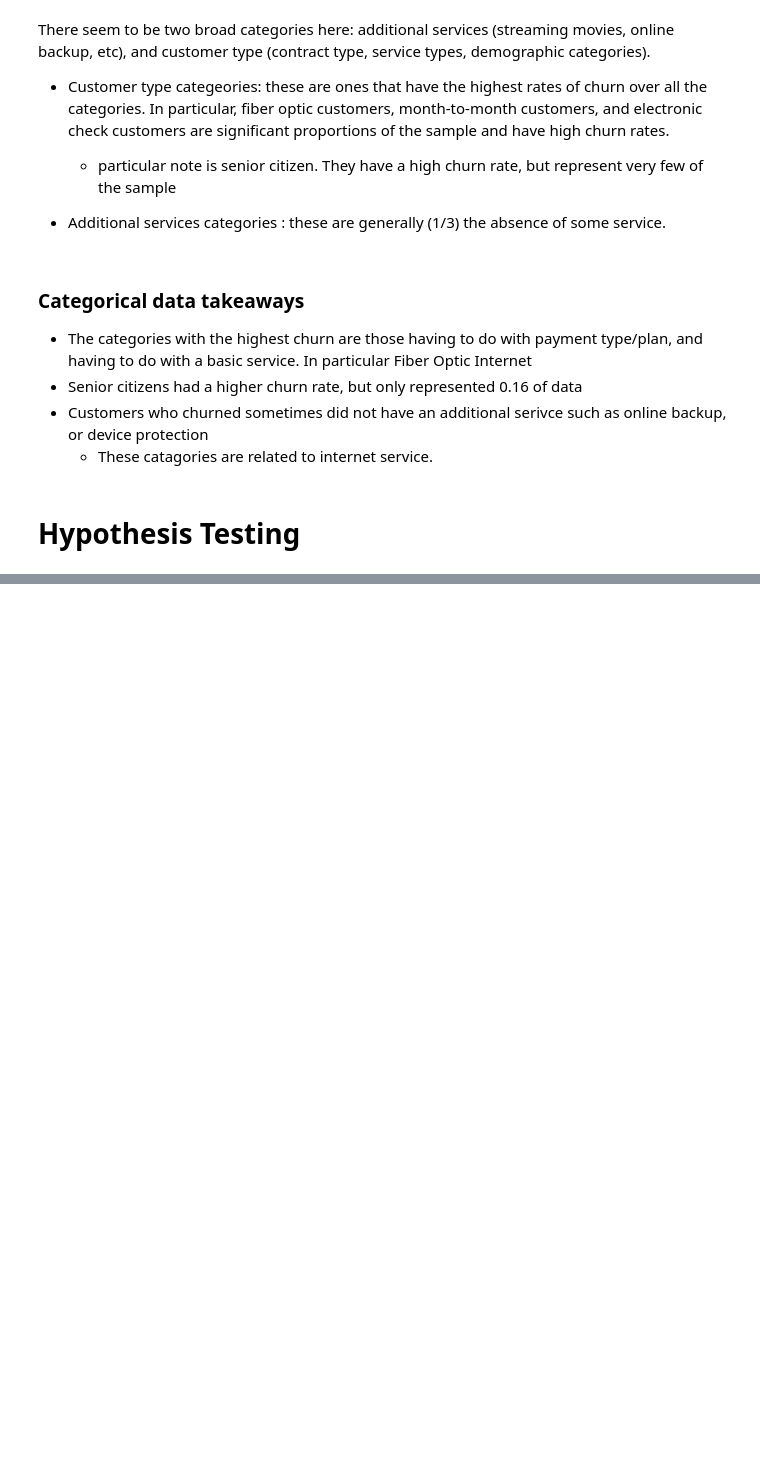
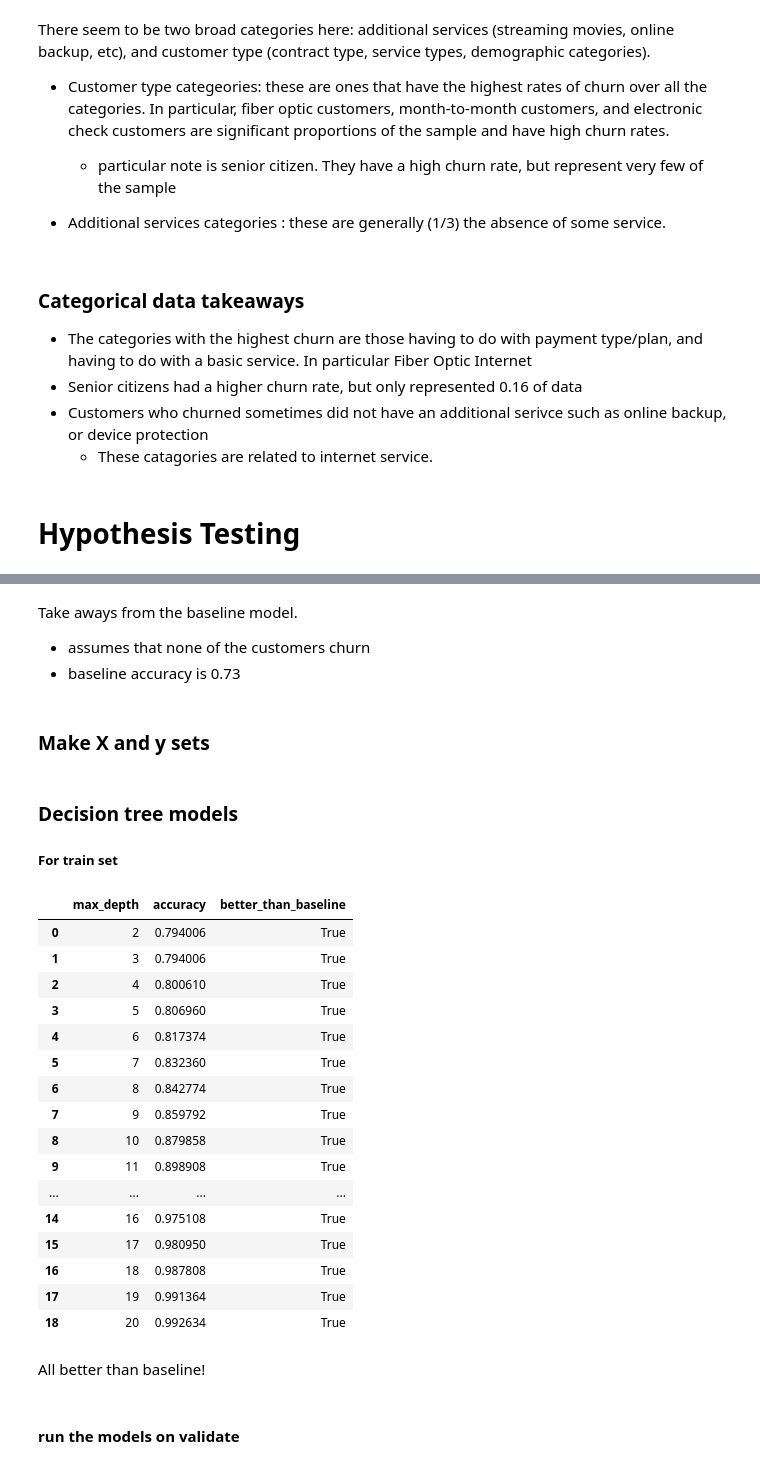
Before and after one commit to stephenfitzsimon/telco_churn_classification, a Jupyter notebook: data_exploration_notes.ipynb, the cells around one changed output, grey strips where cells are left out. Drawn from its saved outputs; the diff is of its cells as text; code cells hidden in the pictures; blank space fills up the shorter version.

Commit message:
added first tree model

```diff
--- a/data_exploration_notes.ipynb
+++ b/data_exploration_notes.ipynb
@@ -245,0 +334,7 @@ chi_tests[(chi_tests.reject_null == True) & (chi_tests.test_categories.str.conta
+# %%
+#most of the customers do not churn. baseline model is no one churns
+baseline_prediction = train.churn_Yes.value_counts().idxmax()
+baseline_model = pd.Series([baseline_prediction for x in range(train.shape[0])])
+
+baseline_accuracy = metrics.classification_report(train.churn_Yes, baseline_model, labels = [0, 1], output_dict=True)['accuracy']
+pd.DataFrame(metrics.classification_report(train.churn_Yes, baseline_model, labels = [0, 1], output_dict=True)).T
@@ -245,0 +348,57 @@ chi_tests[(chi_tests.reject_null == True) & (chi_tests.test_categories.str.conta
+# %% [markdown]
+Take aways from the baseline model.
+- assumes that none of the customers churn
+- baseline accuracy is 0.73
+# %% [markdown]
+### Make X and y sets
+# %%
+X_train = train.select_dtypes(include=['int64', 'float64', 'uint8']).drop(columns = 'churn_Yes')
+y_train = train.churn_Yes
+
+X_validate = validate.select_dtypes(include=['int64', 'float64', 'uint8']).drop(columns = 'churn_Yes')
+y_validate = validate.churn_Yes
+# %% [markdown]
+### Decision tree models
+##### For train set
+# %%
+num_tree_depth = 20 #Controls the max depth for the model set. max_depth will range from 2 to this
+# %%
+#positive case is that a customer churns
+outputs = []
+
+for i in range(2,num_tree_depth+1):
+    clf = DecisionTreeClassifier(max_depth=i, random_state=rand_seed)
+    clf = clf.fit(X_train, y_train)
+    y_pred = clf.predict(X_train)
+    metrics_dict = metrics.classification_report(y_train, y_pred, output_dict=True)
+    output = {
+        'max_depth': i,
+        'accuracy': metrics_dict['accuracy'],
+        'better_than_baseline':metrics_dict['accuracy'] > baseline_accuracy
+    }
+    outputs.append(output)
+# %%
+tree_train_models = pd.DataFrame(outputs)
+tree_train_models
+# %% [output]
+|  | max_depth | accuracy | better_than_baseline |
+| 0 | 2 | 0.794006 | True |
+| 1 | 3 | 0.794006 | True |
+| 2 | 4 | 0.800610 | True |
+| 3 | 5 | 0.806960 | True |
+| 4 | 6 | 0.817374 | True |
+| 5 | 7 | 0.832360 | True |
+| 6 | 8 | 0.842774 | True |
+| 7 | 9 | 0.859792 | True |
+| 8 | 10 | 0.879858 | True |
+| 9 | 11 | 0.898908 | True |
+| ... | ... | ... | ... |
+| 14 | 16 | 0.975108 | True |
+| 15 | 17 | 0.980950 | True |
+| 16 | 18 | 0.987808 | True |
+| 17 | 19 | 0.991364 | True |
+| 18 | 20 | 0.992634 | True |
+# %% [markdown]
+All better than baseline!
+# %% [markdown]
+#### run the models on validate
```
Also changed, not shown: parts of 23 cells of this notebook.
